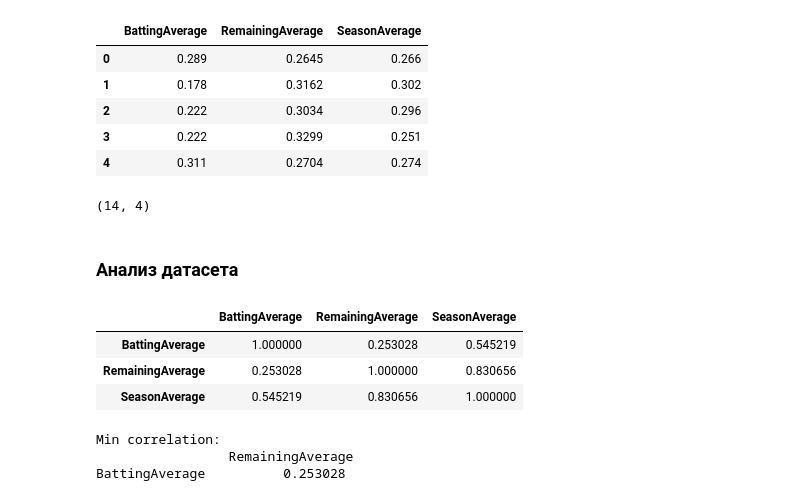
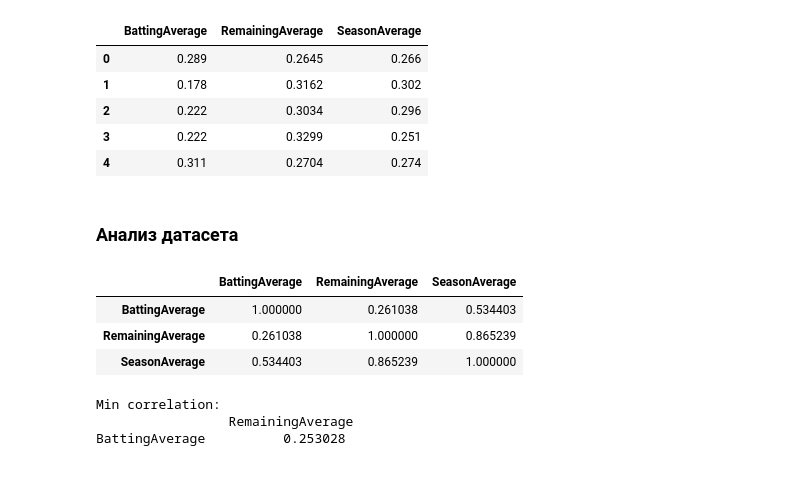
Before and after one commit to gmatiukhin/rudn-study-3rd-year, a Jupyter notebook: ml-methods/lab1/lab1.ipynb, the cells around one changed output. Drawn from its saved outputs; the diff is of its cells as text; code cells hidden in the pictures.

```diff
--- a/ml-methods/lab1/lab1.ipynb
+++ b/ml-methods/lab1/lab1.ipynb
@@ -65,25 +70,18 @@ df.head()
 | 2 | 0.222 | 0.3034 | 0.296 |
 | 3 | 0.222 | 0.3299 | 0.251 |
 | 4 | 0.311 | 0.2704 | 0.274 |
-# %%
-split = 0.8
-idx = int(len(df) * split)
-train, test = df[:idx], df[idx:]
-len(train), len(test)
-# %% [output]
-(14, 4)
 # %% [markdown]
 ### Анализ датасета
 # %%
 import pandas as pd
 # %%
-corr=train.corr()
+corr=df.corr()
 corr
 # %% [output]
 |  | BattingAverage | RemainingAverage | SeasonAverage |
-| BattingAverage | 1.000000 | 0.253028 | 0.545219 |
-| RemainingAverage | 0.253028 | 1.000000 | 0.830656 |
-| SeasonAverage | 0.545219 | 0.830656 | 1.000000 |
+| BattingAverage | 1.000000 | 0.261038 | 0.534403 |
+| RemainingAverage | 0.261038 | 1.000000 | 0.865239 |
+| SeasonAverage | 0.534403 | 0.865239 | 1.000000 |
 # %%
 a, b = corr.stack().idxmin()
 print("Min correlation:\n", corr.loc[[a], [b]])
```
Also changed, not shown: parts of 34 cells of this notebook.
